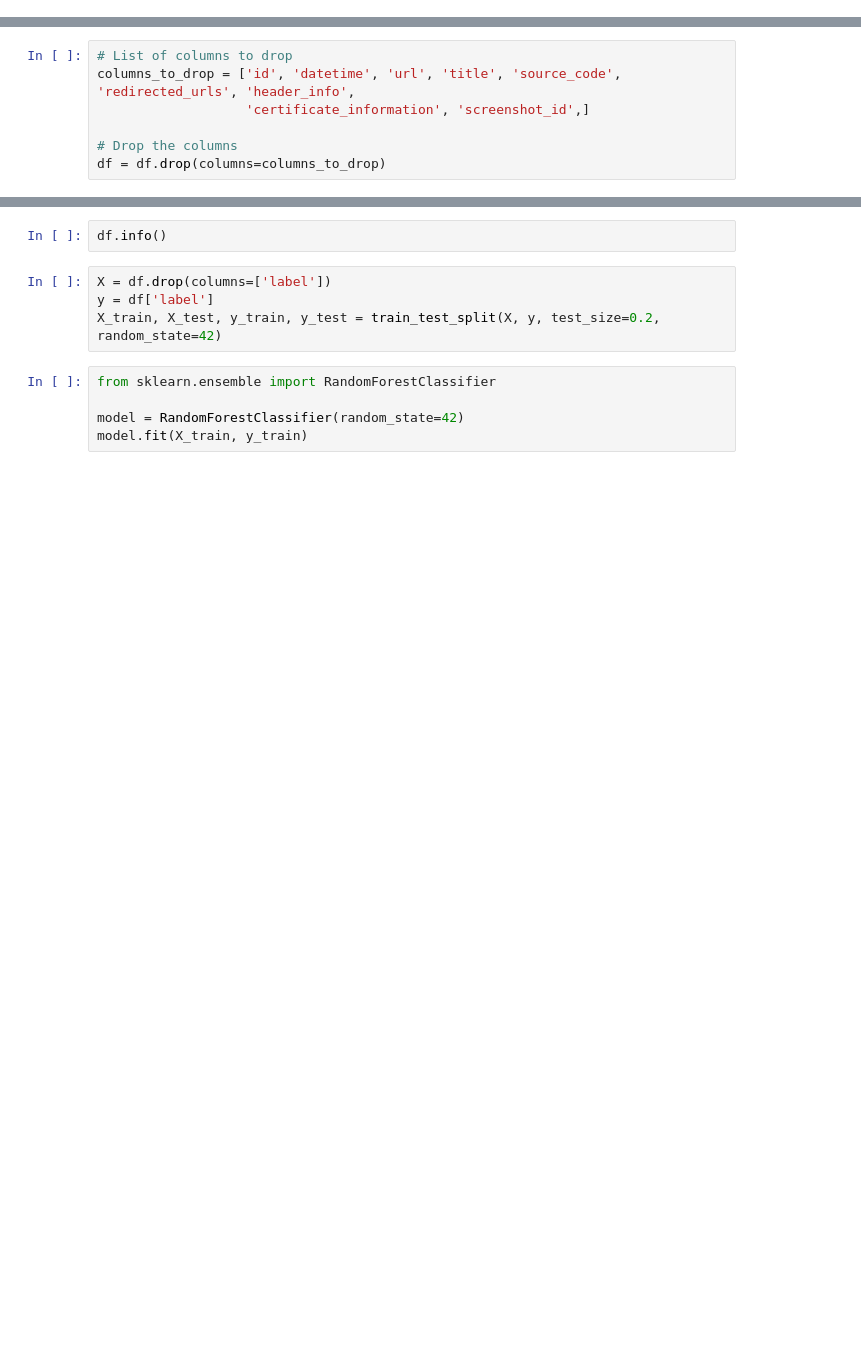
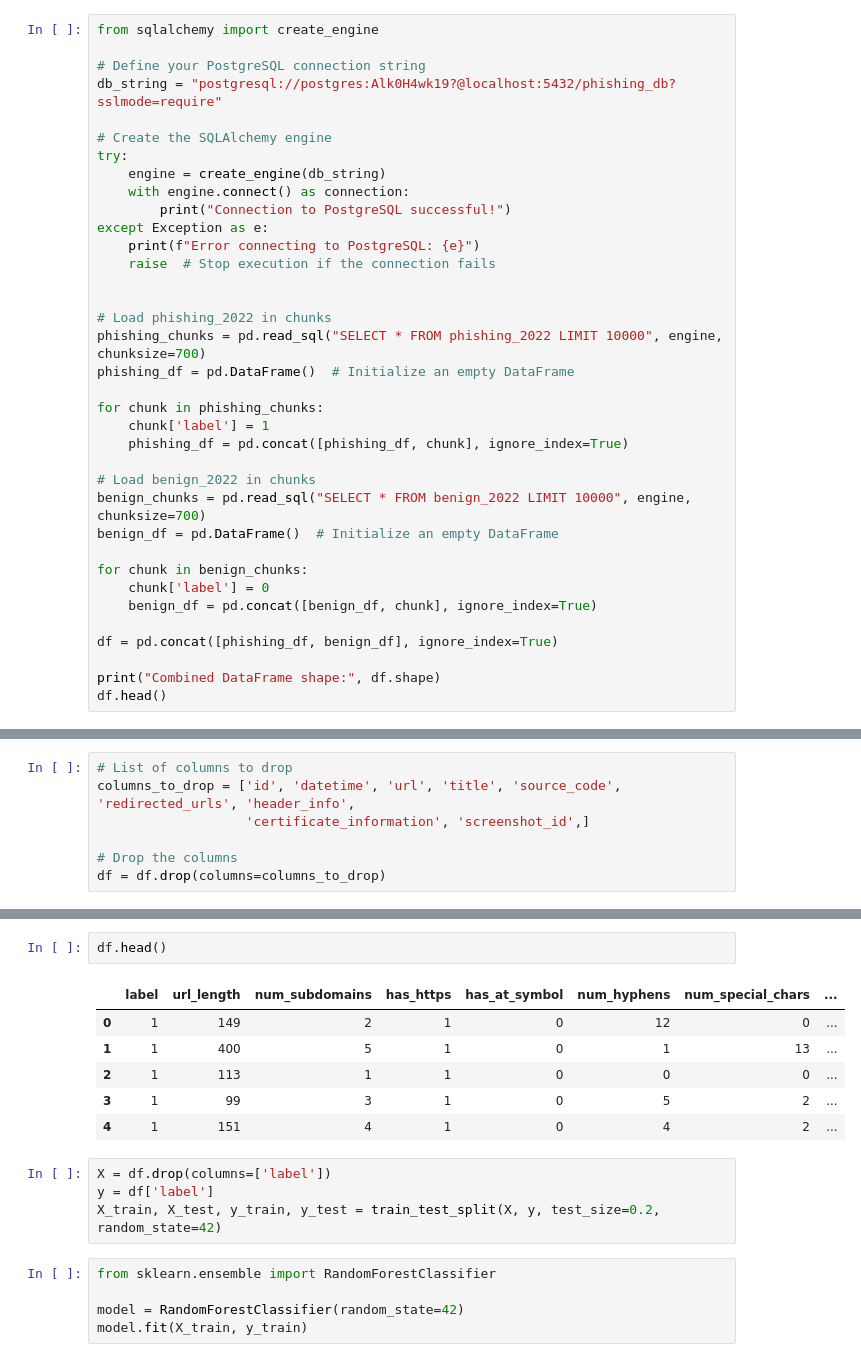
Before and after one commit to KyleSDeveloper/DS_ML_Cybersecurity_Project, a Jupyter notebook: sandbox.ipynb, the cells around one changed output, grey strips where cells are left out. Cells and saved outputs as stored; diff of their text form; blank space fills up the shorter version.

```diff
--- a/sandbox.ipynb
+++ b/sandbox.ipynb
@@ -25,0 +9,36 @@ df.head()
+# %%
+from sqlalchemy import create_engine
+
+# Define your PostgreSQL connection string
+db_string = "postgresql://postgres:Alk0H4wk19?@localhost:5432/phishing_db?sslmode=require"
+
+# Create the SQLAlchemy engine
+try:
+    engine = create_engine(db_string)
+    with engine.connect() as connection:
+        print("Connection to PostgreSQL successful!")
+except Exception as e:
+    print(f"Error connecting to PostgreSQL: {e}")
+    raise  # Stop execution if the connection fails
+
+
+# Load phishing_2022 in chunks
+phishing_chunks = pd.read_sql("SELECT * FROM phishing_2022 LIMIT 10000", engine, chunksize=700)
+phishing_df = pd.DataFrame()  # Initialize an empty DataFrame
+
+for chunk in phishing_chunks:
+    chunk['label'] = 1
+    phishing_df = pd.concat([phishing_df, chunk], ignore_index=True)
+
+# Load benign_2022 in chunks
+benign_chunks = pd.read_sql("SELECT * FROM benign_2022 LIMIT 10000", engine, chunksize=700)
+benign_df = pd.DataFrame()  # Initialize an empty DataFrame
+
+for chunk in benign_chunks:
+    chunk['label'] = 0
+    benign_df = pd.concat([benign_df, chunk], ignore_index=True)
+
+df = pd.concat([phishing_df, benign_df], ignore_index=True)
+
+print("Combined DataFrame shape:", df.shape)
+df.head()
@@ -132,5 +105,12 @@ df.tail(40)
 # %%
-df.info()
+df.head()
+# %% [output]
+|  | label | url_length | num_subdomains | has_https | has_at_symbol | num_hyphens | num_special_chars | ... |
+| 0 | 1 | 149 | 2 | 1 | 0 | 12 | 0 | ... |
+| 1 | 1 | 400 | 5 | 1 | 0 | 1 | 13 | ... |
+| 2 | 1 | 113 | 1 | 1 | 0 | 0 | 0 | ... |
+| 3 | 1 | 99 | 3 | 1 | 0 | 5 | 2 | ... |
+| 4 | 1 | 151 | 4 | 1 | 0 | 4 | 2 | ... |
 # %%
 X = df.drop(columns=['label'])
 y = df['label']
```
Also changed, not shown: parts of 15 cells of this notebook.
